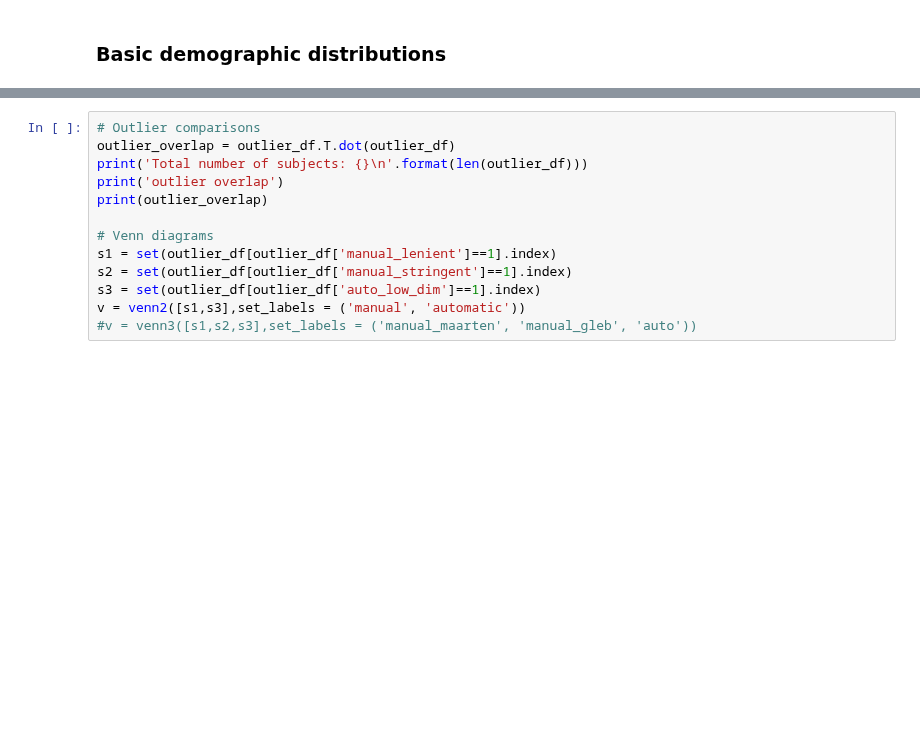
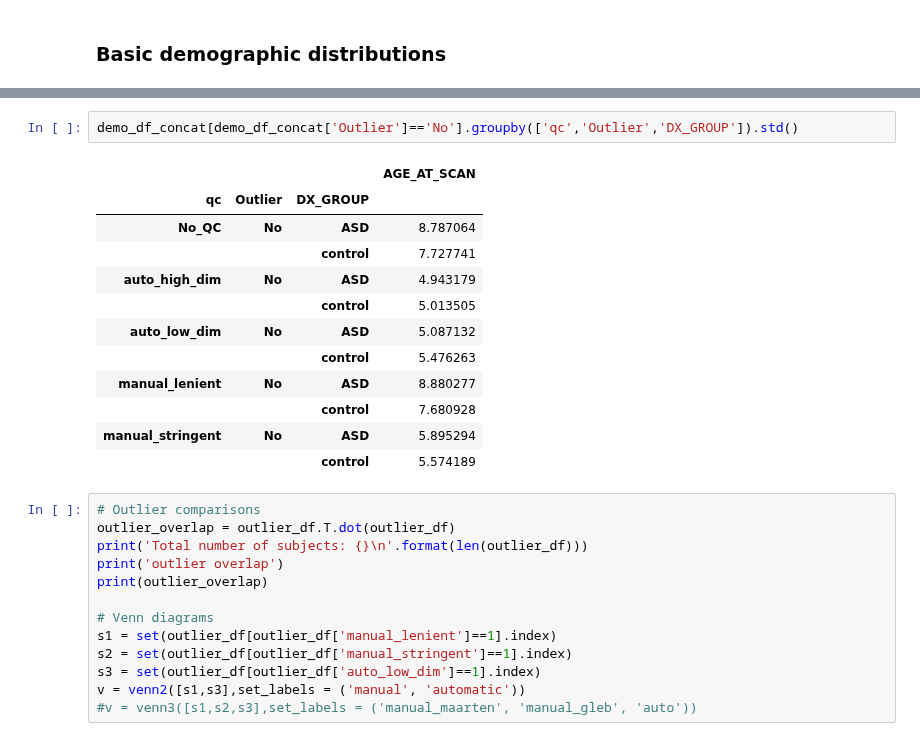
Before and after one commit to neurodatascience/compare-surf-tools, a Jupyter notebook: notebooks/run_software_comparisons.ipynb, the cells around one changed output, grey strips where cells are left out. Saved outputs shown, nothing was run; the diff lists cells and outputs as text; blank space fills up the shorter version.

```diff
--- a/notebooks/run_software_comparisons.ipynb
+++ b/notebooks/run_software_comparisons.ipynb
@@ -292,6 +292,21 @@ Number of subjects 683
 QC type: auto_high_dim
 Number of subjects 662
 [figure]
+# %%
+demo_df_concat[demo_df_concat['Outlier']=='No'].groupby(['qc','Outlier','DX_GROUP']).std()
+# %% [output]
+|  |  |  | AGE_AT_SCAN |
+| qc | Outlier | DX_GROUP |  |
+| No_QC | No | ASD | 8.787064 |
+|  |  | control | 7.727741 |
+| auto_high_dim | No | ASD | 4.943179 |
+|  |  | control | 5.013505 |
+| auto_low_dim | No | ASD | 5.087132 |
+|  |  | control | 5.476263 |
+| manual_lenient | No | ASD | 8.880277 |
+|  |  | control | 7.680928 |
+| manual_stringent | No | ASD | 5.895294 |
+|  |  | control | 5.574189 |
 # %%
 # Outlier comparisons
 outlier_overlap = outlier_df.T.dot(outlier_df)
```
Also changed, not shown: parts of 2 cells of this notebook, 8 other files.
